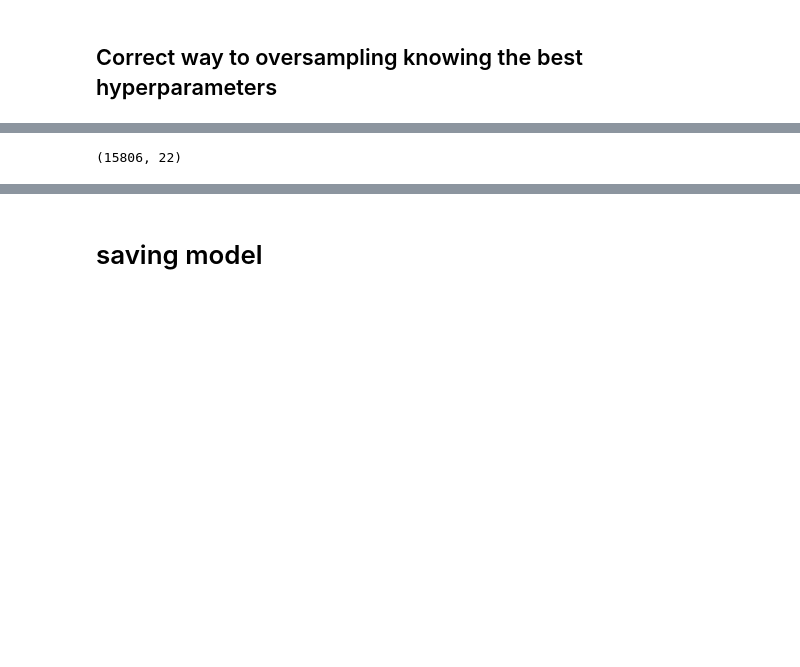
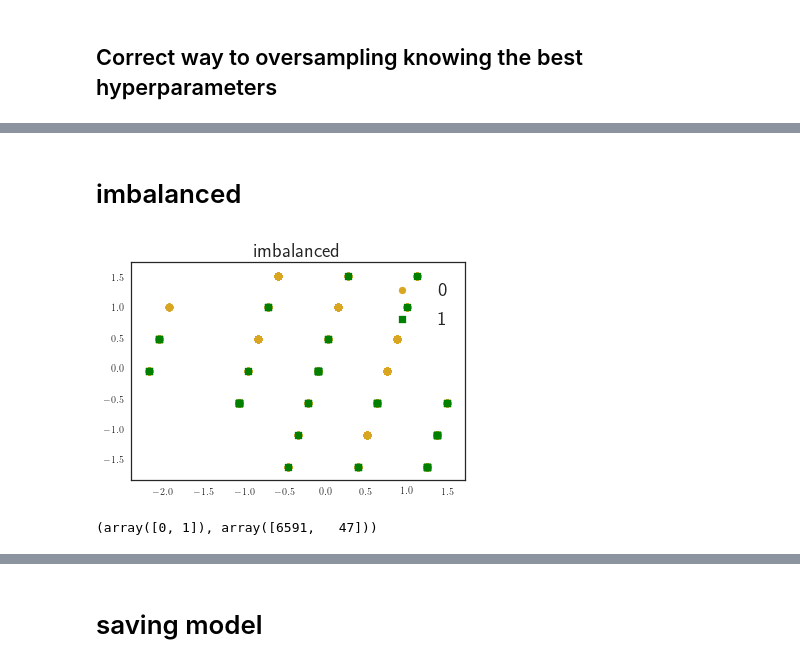
Before and after one commit to Ostyk/Wonka-bar, a Jupyter notebook: code/pipeline.ipynb, the cells around one changed output, grey strips where cells are left out. Drawn from its saved outputs; the diff is of its cells as text; code cells hidden in the pictures; blank space fills up the shorter version.

```diff
--- a/code/pipeline.ipynb
+++ b/code/pipeline.ipynb
@@ -188,4 +168,9 @@ weighted avg       1.00      1.00      0.99      6323
-# %%
-X.shape
-# %% [output]
-(15806, 22)
+# %% [markdown]
+# imbalanced
+# %%
+x_train_res, y_train_res = X_train, y_train
+plot_2d_space(x_train_res, y_train_res, 'imbalanced')
+print(np.unique(y_train_res, return_counts=True))
+# %% [output]
+[figure, added]
+(array([0, 1]), array([6591,   47]))
```
Also changed, not shown: parts of 28 cells of this notebook, 23 other files.
